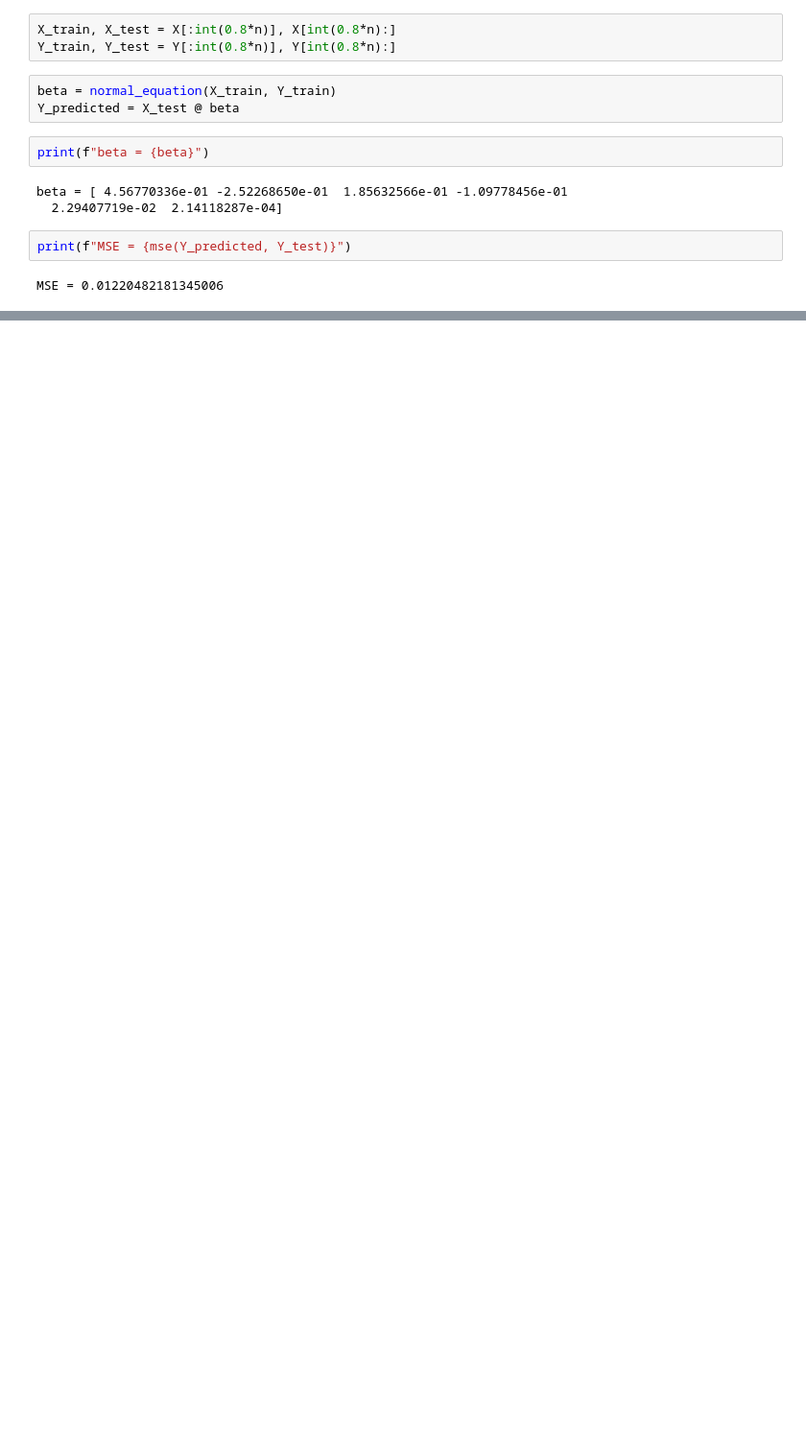
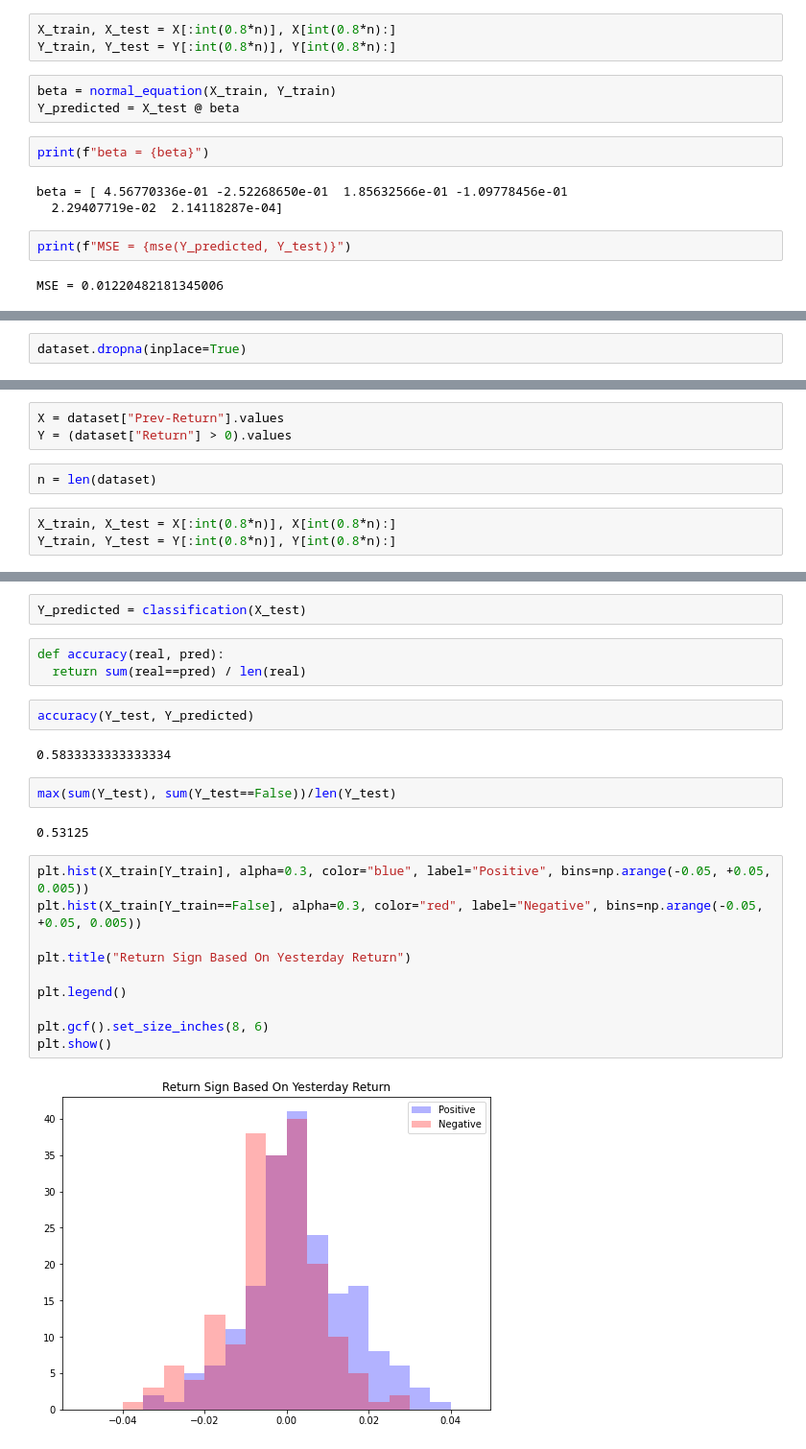
Before and after one commit to AUT-Student/SML-Project, a Jupyter notebook: SML_Project_Q3.ipynb, the cells around one changed output, grey strips where cells are left out. Shown: that part at 96% size. Drawn from its saved outputs; the diff is of its cells as text; blank space fills up the shorter version.

Commit message:
Q3: Classification

```diff
--- a/SML_Project_Q3.ipynb
+++ b/SML_Project_Q3.ipynb
@@ -155,0 +169,2 @@ MSE = 0.01220482181345006
+# %%
+dataset.dropna(inplace=True)
@@ -155,0 +176,8 @@ MSE = 0.01220482181345006
+# %%
+X = dataset["Prev-Return"].values
+Y = (dataset["Return"] > 0).values
+# %%
+n = len(dataset)
+# %%
+X_train, X_test = X[:int(0.8*n)], X[int(0.8*n):]
+Y_train, Y_test = Y[:int(0.8*n)], Y[int(0.8*n):]
@@ -155,0 +211,25 @@ MSE = 0.01220482181345006
+# %%
+Y_predicted = classification(X_test)
+# %%
+def accuracy(real, pred):
+  return sum(real==pred) / len(real)
+# %%
+accuracy(Y_test, Y_predicted)
+# %% [output]
+0.5833333333333334
+# %%
+max(sum(Y_test), sum(Y_test==False))/len(Y_test)
+# %% [output]
+0.53125
+# %%
+plt.hist(X_train[Y_train], alpha=0.3, color="blue", label="Positive", bins=np.arange(-0.05, +0.05, 0.005))
+plt.hist(X_train[Y_train==False], alpha=0.3, color="red", label="Negative", bins=np.arange(-0.05, +0.05, 0.005))
+
+plt.title("Return Sign Based On Yesterday Return")
+
+plt.legend()
+
+plt.gcf().set_size_inches(8, 6)
+plt.show()
+# %% [output]
+[figure, added]
```
Also changed, not shown: parts of 10 cells of this notebook.
